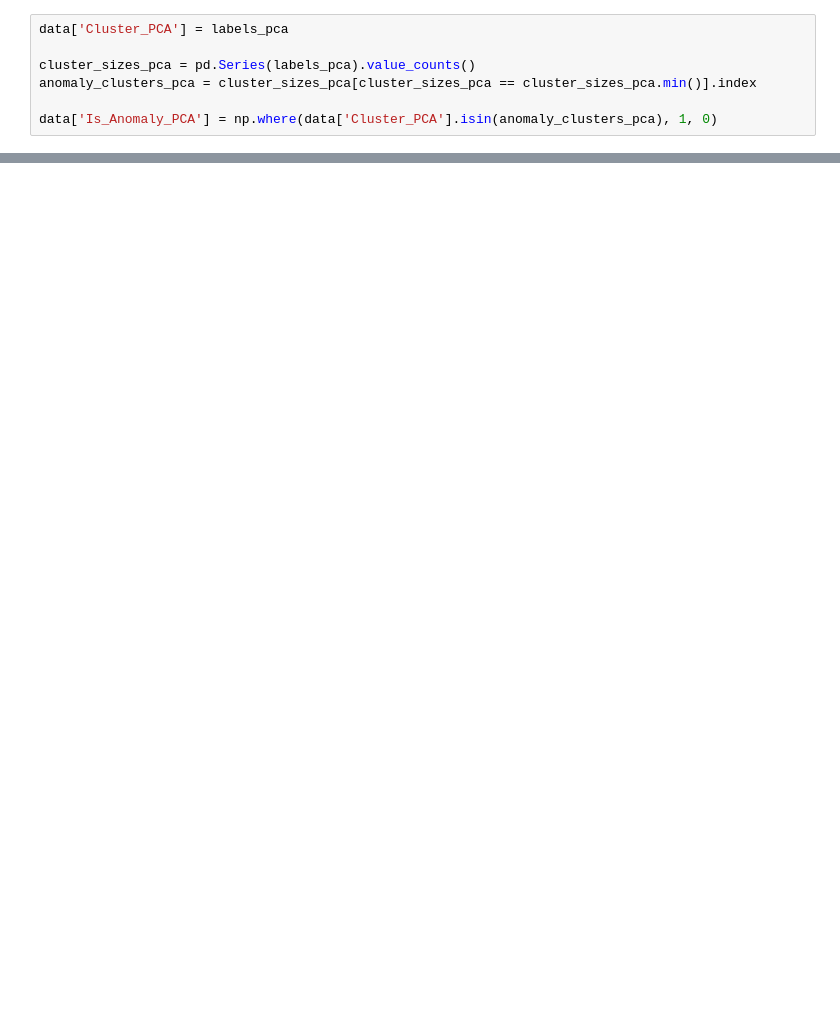
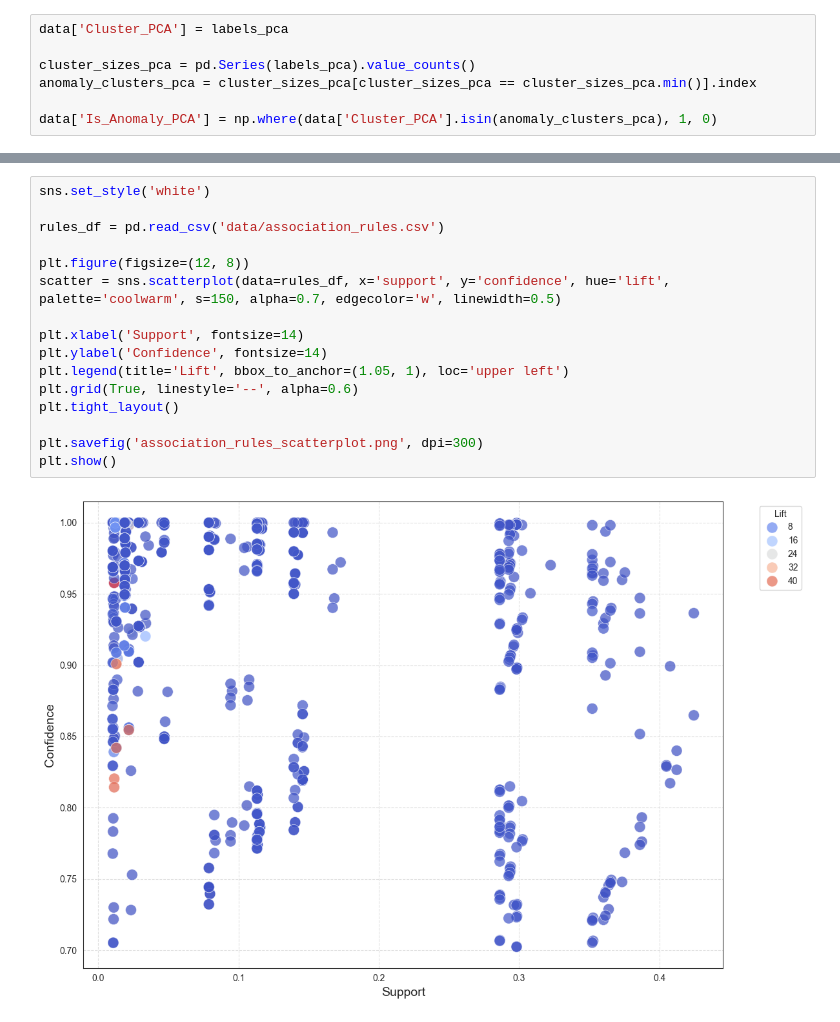
Before and after one commit to M4jkky/CRISP-DataMining, a Jupyter notebook: modeling_3.ipynb, the cells around one changed output, grey strips where cells are left out. Drawn from its saved outputs; the diff is of its cells as text; blank space fills up the shorter version.

```diff
--- a/modeling_3.ipynb
+++ b/modeling_3.ipynb
@@ -136,0 +156,18 @@ Silhouette Score: 0.42154810906280266
+# %%
+sns.set_style('white')
+
+rules_df = pd.read_csv('data/association_rules.csv')
+
+plt.figure(figsize=(12, 8))
+scatter = sns.scatterplot(data=rules_df, x='support', y='confidence', hue='lift', palette='coolwarm', s=150, alpha=0.7, edgecolor='w', linewidth=0.5)
+
+plt.xlabel('Support', fontsize=14)
+plt.ylabel('Confidence', fontsize=14)
+plt.legend(title='Lift', bbox_to_anchor=(1.05, 1), loc='upper left')
+plt.grid(True, linestyle='--', alpha=0.6)
+plt.tight_layout()
+
+plt.savefig('association_rules_scatterplot.png', dpi=300)
+plt.show()
+# %% [output]
+[figure, added]
```
Also changed, not shown: parts of 9 cells of this notebook, 2 other files.
